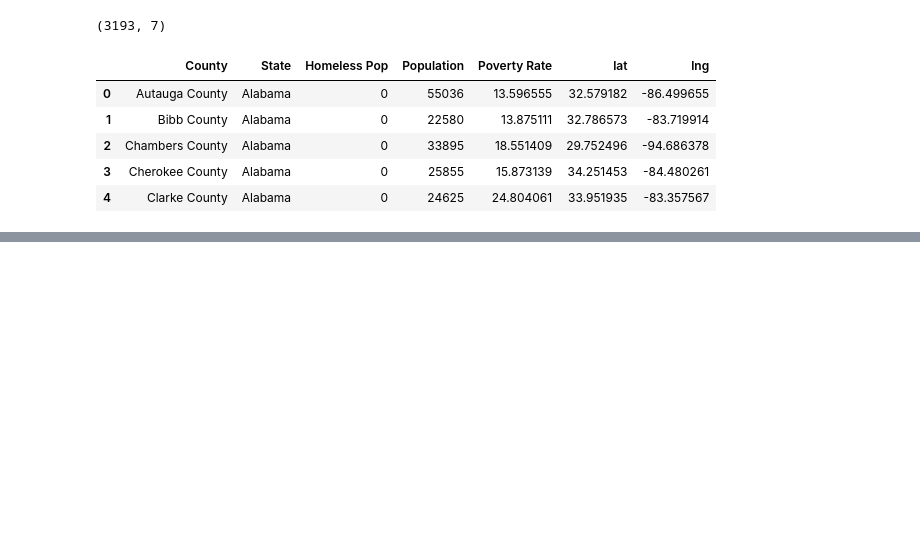
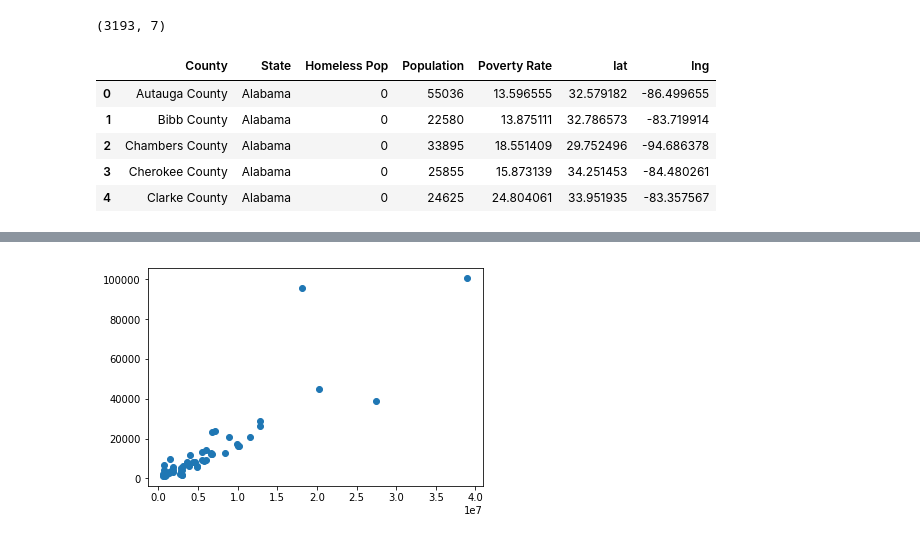
Before and after one commit to sbogdan-sb/Data_Viz_Project, a Jupyter notebook: Joey/joey_code.ipynb, the cells around one changed output, grey strips where cells are left out. Cells and saved outputs as stored; diff of their text form; code cells hidden in the pictures; blank space fills up the shorter version.

```diff
--- a/Joey/joey_code.ipynb
+++ b/Joey/joey_code.ipynb
@@ -298,0 +305,6 @@ AttributeError: 'str' object has no attribute 'astype'
+# %%
+state_summary = pd.DataFrame(merge_table_all.groupby('State')['Homeless Pop'].sum())
+state_summary['Poverty Rate'] = pd.DataFrame(merge_table_all.groupby('State')['Poverty Rate'].mean())
+state_summary['Population'] = pd.DataFrame(merge_table_all.groupby('State')['Population'].sum())
+state_summary['Homeless Rate'] = 100 * state_summary['Homeless Pop']/state_summary['Population']
+state_summary
@@ -298,0 +335,5 @@ AttributeError: 'str' object has no attribute 'astype'
+# %%
+plt.scatter(state_summary['Population'],state_summary['Homeless Pop'])
+plt.show()
+# %% [output]
+[figure, added]
```
Also changed, not shown: parts of 7 cells of this notebook.
